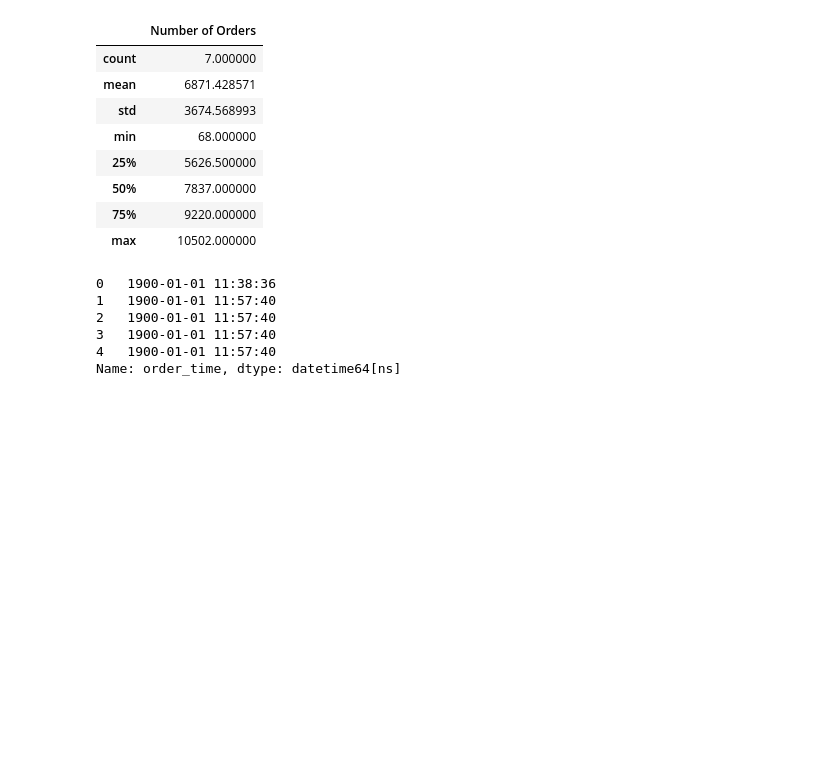
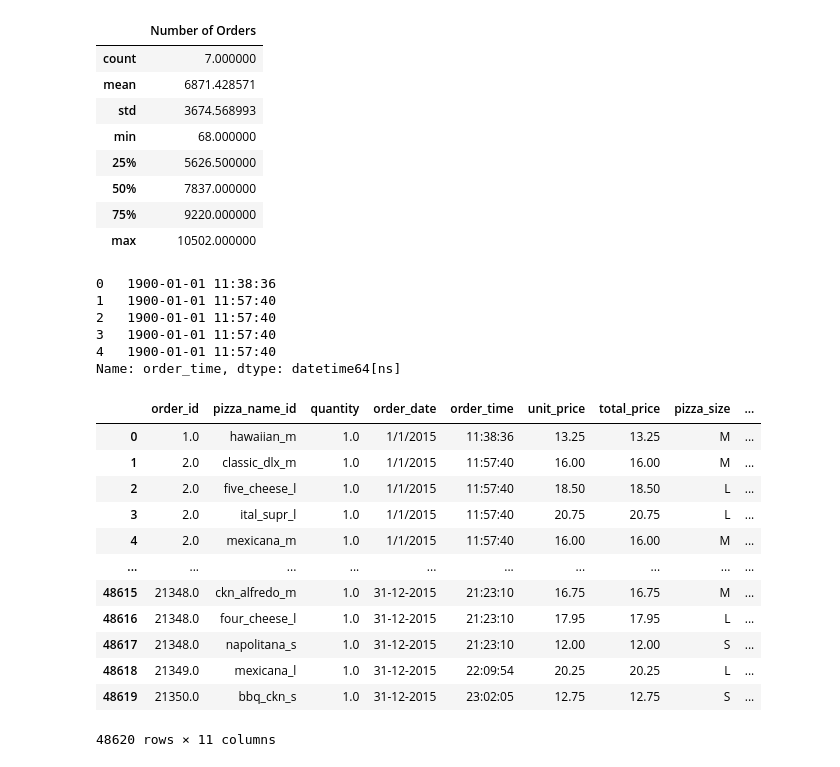
Before and after one commit to CisseBenn/ShulaTech_Solutions_Sales_Data_Analysis, a Jupyter notebook: sales.ipynb, the cells around one changed output. Cells and saved outputs as stored; diff of their text form; code cells hidden in the pictures; blank space fills up the shorter version.

```diff
--- a/sales.ipynb
+++ b/sales.ipynb
@@ -282,3 +282,19 @@ print(ordertime.head())
 3   1900-01-01 11:57:40
 4   1900-01-01 11:57:40
 Name: order_time, dtype: datetime64[ns]
+# %%
+df
+# %% [output]
+|  | order_id | pizza_name_id | quantity | order_date | order_time | unit_price | total_price | pizza_size | ... |
+| 0 | 1.0 | hawaiian_m | 1.0 | 1/1/2015 | 11:38:36 | 13.25 | 13.25 | M | ... |
+| 1 | 2.0 | classic_dlx_m | 1.0 | 1/1/2015 | 11:57:40 | 16.00 | 16.00 | M | ... |
+| 2 | 2.0 | five_cheese_l | 1.0 | 1/1/2015 | 11:57:40 | 18.50 | 18.50 | L | ... |
+| 3 | 2.0 | ital_supr_l | 1.0 | 1/1/2015 | 11:57:40 | 20.75 | 20.75 | L | ... |
+| 4 | 2.0 | mexicana_m | 1.0 | 1/1/2015 | 11:57:40 | 16.00 | 16.00 | M | ... |
+| ... | ... | ... | ... | ... | ... | ... | ... | ... | ... |
+| 48615 | 21348.0 | ckn_alfredo_m | 1.0 | 31-12-2015 | 21:23:10 | 16.75 | 16.75 | M | ... |
+| 48616 | 21348.0 | four_cheese_l | 1.0 | 31-12-2015 | 21:23:10 | 17.95 | 17.95 | L | ... |
+| 48617 | 21348.0 | napolitana_s | 1.0 | 31-12-2015 | 21:23:10 | 12.00 | 12.00 | S | ... |
+| 48618 | 21349.0 | mexicana_l | 1.0 | 31-12-2015 | 22:09:54 | 20.25 | 20.25 | L | ... |
+| 48619 | 21350.0 | bbq_ckn_s | 1.0 | 31-12-2015 | 23:02:05 | 12.75 | 12.75 | S | ... |
+48620 rows × 11 columns
```
Also changed, not shown: parts of 2 cells of this notebook.
